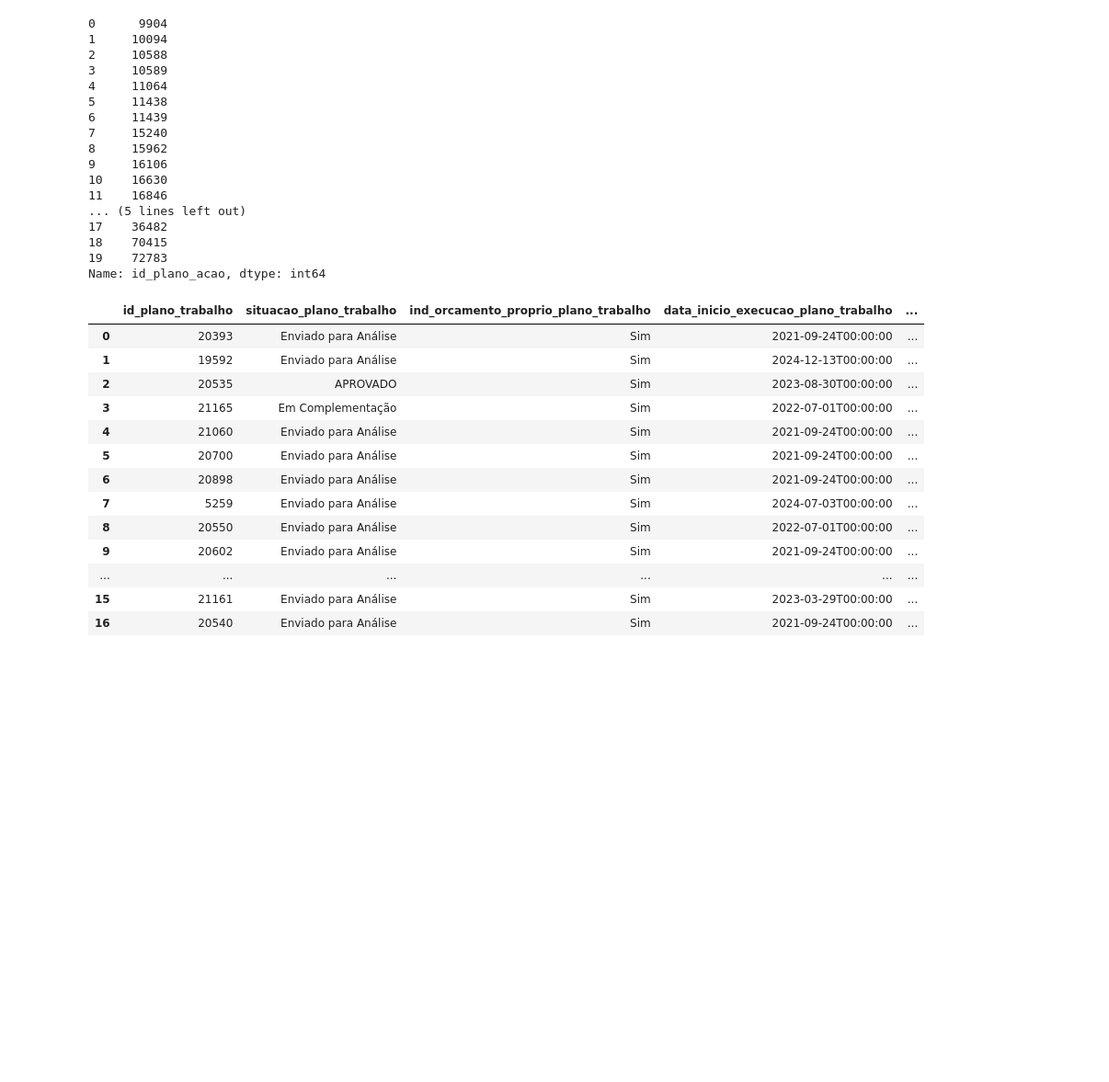
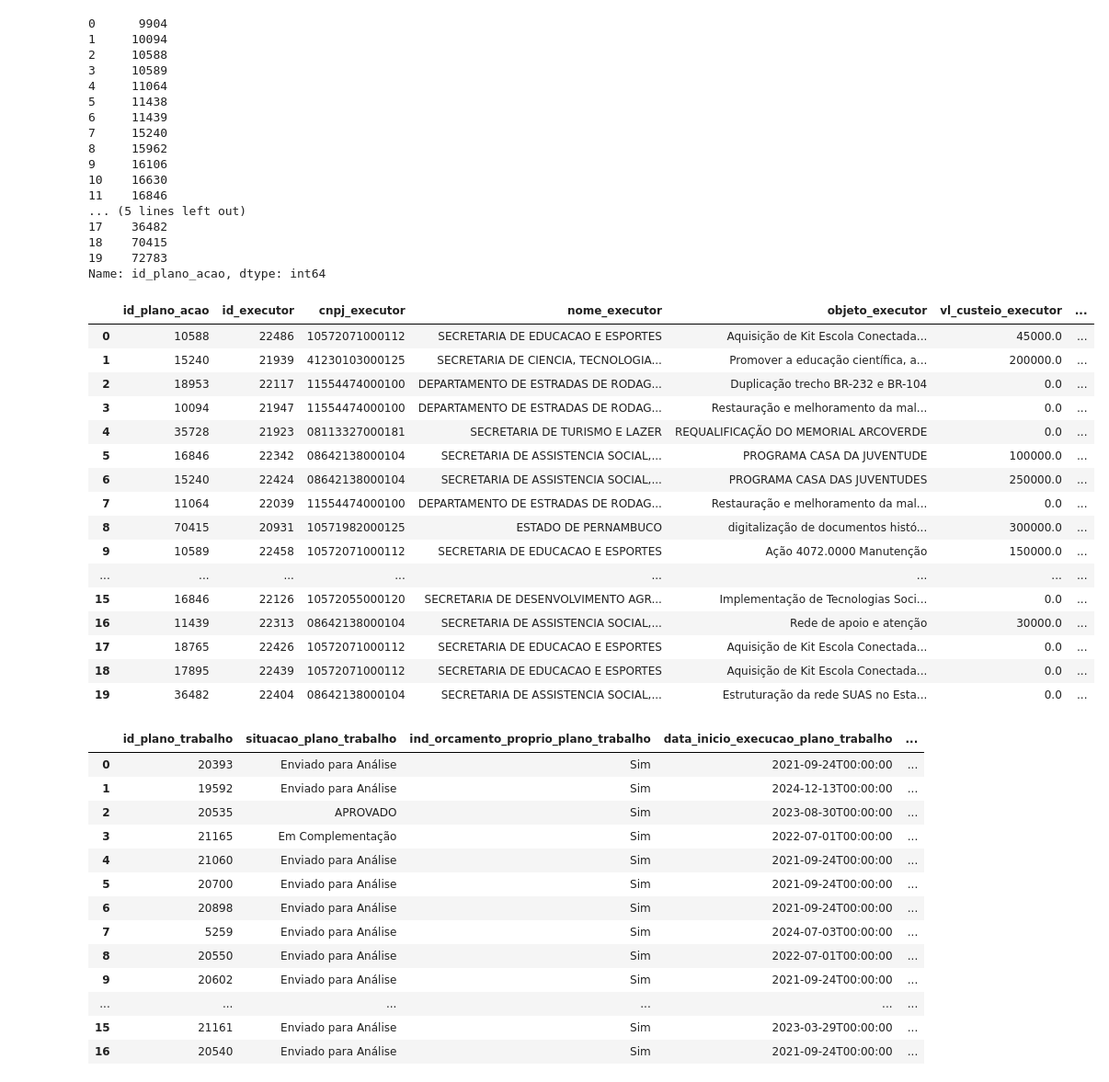
Before and after one commit to brokendeveloper/consumption-api-gov, a Jupyter notebook: notebooks/FiltroCorretoPE.ipynb, the cells around one changed output. Shown at 92% size. Drawn from its saved outputs; the diff is of its cells as text; code cells hidden in the pictures; blank space fills up the shorter version.

```diff
--- a/notebooks/FiltroCorretoPE.ipynb
+++ b/notebooks/FiltroCorretoPE.ipynb
@@ -55,6 +55,40 @@ print(ids_planos_pe_2020.head(20))
 18    70415
 19    72783
 Name: id_plano_acao, dtype: int64
+# %%
+# Supondo que ids_planos_pe_2020 seja uma lista de inteiros ou strings
+ids_str = ",".join(str(i) for i in ids_planos_pe_2020)
+url = "https://api.transferegov.gestao.gov.br/transferenciasespeciais/executor_especial"
+params = {
+    "id_plano_acao": f"in.({ids_str})"
+}
+response = requests.get(url, params=params)
+dados = response.json()
+
+if isinstance(dados, list):
+    df_planos_executor_especial_pe = pd.DataFrame(dados)
+else:
+    print("Resposta inesperada:", dados)
+    df_planos_executor_especial_pe = pd.DataFrame()
+display(df_planos_executor_especial_pe.head(20))
+# %% [output]
+|  | id_plano_acao | id_executor | cnpj_executor | nome_executor | objeto_executor | vl_custeio_executor | ... |
+| 0 | 10588 | 22486 | 10572071000112 | SECRETARIA DE EDUCACAO E ESPORTES | Aquisição de Kit Escola Conectada... | 45000.0 | ... |
+| 1 | 15240 | 21939 | 41230103000125 | SECRETARIA DE CIENCIA, TECNOLOGIA... | Promover a educação científica, a... | 200000.0 | ... |
+| 2 | 18953 | 22117 | 11554474000100 | DEPARTAMENTO DE ESTRADAS DE RODAG... | Duplicação trecho BR-232 e BR-104 | 0.0 | ... |
+| 3 | 10094 | 21947 | 11554474000100 | DEPARTAMENTO DE ESTRADAS DE RODAG... | Restauração e melhoramento da mal... | 0.0 | ... |
+| 4 | 35728 | 21923 | 08113327000181 | SECRETARIA DE TURISMO E LAZER | REQUALIFICAÇÃO DO MEMORIAL ARCOVERDE | 0.0 | ... |
+| 5 | 16846 | 22342 | 08642138000104 | SECRETARIA DE ASSISTENCIA SOCIAL,... | PROGRAMA CASA DA JUVENTUDE | 100000.0 | ... |
+| 6 | 15240 | 22424 | 08642138000104 | SECRETARIA DE ASSISTENCIA SOCIAL,... | PROGRAMA CASA DAS JUVENTUDES | 250000.0 | ... |
+| 7 | 11064 | 22039 | 11554474000100 | DEPARTAMENTO DE ESTRADAS DE RODAG... | Restauração e melhoramento da mal... | 0.0 | ... |
+| 8 | 70415 | 20931 | 10571982000125 | ESTADO DE PERNAMBUCO | digitalização de documentos histó... | 300000.0 | ... |
+| 9 | 10589 | 22458 | 10572071000112 | SECRETARIA DE EDUCACAO E ESPORTES | Ação 4072.0000 Manutenção | 150000.0 | ... |
+| ... | ... | ... | ... | ... | ... | ... | ... |
+| 15 | 16846 | 22126 | 10572055000120 | SECRETARIA DE DESENVOLVIMENTO AGR... | Implementação de Tecnologias Soci... | 0.0 | ... |
+| 16 | 11439 | 22313 | 08642138000104 | SECRETARIA DE ASSISTENCIA SOCIAL,... | Rede de apoio e atenção | 30000.0 | ... |
+| 17 | 18765 | 22426 | 10572071000112 | SECRETARIA DE EDUCACAO E ESPORTES | Aquisição de Kit Escola Conectada... | 0.0 | ... |
+| 18 | 17895 | 22439 | 10572071000112 | SECRETARIA DE EDUCACAO E ESPORTES | Aquisição de Kit Escola Conectada... | 0.0 | ... |
+| 19 | 36482 | 22404 | 08642138000104 | SECRETARIA DE ASSISTENCIA SOCIAL,... | Estruturação da rede SUAS no Esta... | 0.0 | ... |
 # %%
 # Supondo que ids_planos_pe_2020 seja uma lista de inteiros ou strings
 ids_str = ",".join(str(i) for i in ids_planos_pe_2020)
```
Also changed, not shown: parts of 4 cells of this notebook, 3 other files.
